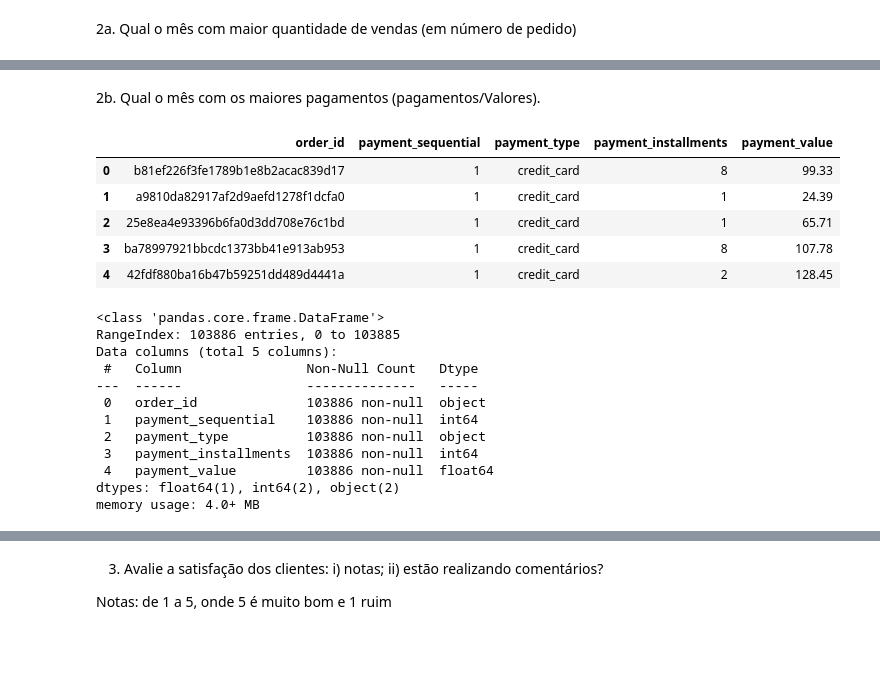
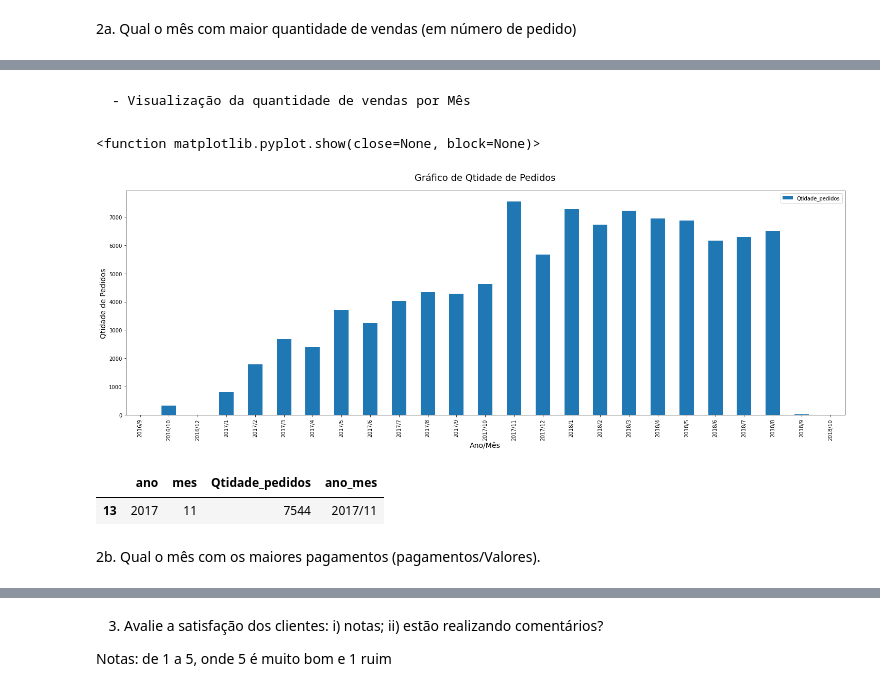
Before and after one commit to LucyMenges/Tech_Dados, a Jupyter notebook: Olist.ipynb, the cells around one changed output, grey strips where cells are left out. Drawn from its saved outputs; the diff is of its cells as text; code cells hidden in the pictures; blank space fills up the shorter version.

Commit message:
graficos feitos

```diff
--- a/Olist.ipynb
+++ b/Olist.ipynb
@@ -543,3 +542,0 @@ orders_validas[orders_validas.tempo_entrega >= 0].tempo_entrega.median()
-# %%
-orders['Mes_Ano_do_Pedido'] = orders['order_purchase_timestamp'].map(lambda x: 100*x.year +  x.month)
-orders.head()
@@ -553,5 +542,0 @@ orders.head()
-# %%
-orders['Mes_Pedido'] = orders['order_purchase_timestamp'].dt.month
-orders['Ano_Pedido'] = orders['order_purchase_timestamp'].dt.year
-
-orders.head()
@@ -614,6 +542,0 @@ orders.Mes_Ano_do_Pedido.value_counts().max()
-# %%
-plt.rcParams['figure.figsize'] = (25,8)
-plt.subplot(1,1,1)
-sns.distplot(Qtdade_Pedidos)
-plt.axis()
-plt.show()
@@ -626,0 +543,10 @@ orders.Mes_Ano_do_Pedido.value_counts().sort_index().plot()
+# %%
+meses_compras = pd.DataFrame()
+meses_compras['mes'] = orders['order_purchase_timestamp'].dt.month
+meses_compras['ano'] = orders['order_purchase_timestamp'].dt.year
+meses_compras['Qtidade_pedidos'] = orders['order_id']
+meses_compras = meses_compras.groupby(['ano','mes'])['Qtidade_pedidos'].count().reset_index()
+
+meses_compras['ano_mes'] = meses_compras['ano'].astype(str) + '/' + meses_compras['mes'].astype(str)
+
+meses_compras.head()
@@ -627,26 +560,19 @@ orders.Mes_Ano_do_Pedido.value_counts().sort_index().plot()
+# %% [markdown]
+    - Visualização da quantidade de vendas por Mês
+# %%
+grafico_pedidos = meses_compras.plot(kind='bar', x='ano_mes', y='Qtidade_pedidos', figsize=(25,8))
+
+plt.title('Gráfico de Qtidade de Pedidos', fontsize=18, pad=20)
+plt.xlabel('Ano/Mês', size =14)
+plt.ylabel('Qtidade de Pedidos', size=14,)
+plt.show
+# %% [output]
+<function matplotlib.pyplot.show(close=None, block=None)>
+[figure, added]
+# %%
+meses_compras.iloc[meses_compras[['Qtidade_pedidos']].idxmax()]
+# %% [output]
+|  | ano | mes | Qtidade_pedidos | ano_mes |
+| 13 | 2017 | 11 | 7544 | 2017/11 |
 # %% [markdown]
 2b. Qual o mês com os maiores pagamentos (pagamentos/Valores).
-# %%
-order_payment.head()
-# %% [output]
-|  | order_id | payment_sequential | payment_type | payment_installments | payment_value |
-| 0 | b81ef226f3fe1789b1e8b2acac839d17 | 1 | credit_card | 8 | 99.33 |
-| 1 | a9810da82917af2d9aefd1278f1dcfa0 | 1 | credit_card | 1 | 24.39 |
-| 2 | 25e8ea4e93396b6fa0d3dd708e76c1bd | 1 | credit_card | 1 | 65.71 |
-| 3 | ba78997921bbcdc1373bb41e913ab953 | 1 | credit_card | 8 | 107.78 |
-| 4 | 42fdf880ba16b47b59251dd489d4441a | 1 | credit_card | 2 | 128.45 |
-# %%
-order_payment.info()
-# %% [output]
-<class 'pandas.core.frame.DataFrame'>
-RangeIndex: 103886 entries, 0 to 103885
-Data columns (total 5 columns):
- #   Column                Non-Null Count   Dtype
----  ------                --------------   -----
- 0   order_id              103886 non-null  object
- 1   payment_sequential    103886 non-null  int64
- 2   payment_type          103886 non-null  object
- 3   payment_installments  103886 non-null  int64
- 4   payment_value         103886 non-null  float64
-dtypes: float64(1), int64(2), object(2)
-memory usage: 4.0+ MB
```
Also changed, not shown: parts of 29 cells of this notebook, 1 other file.
